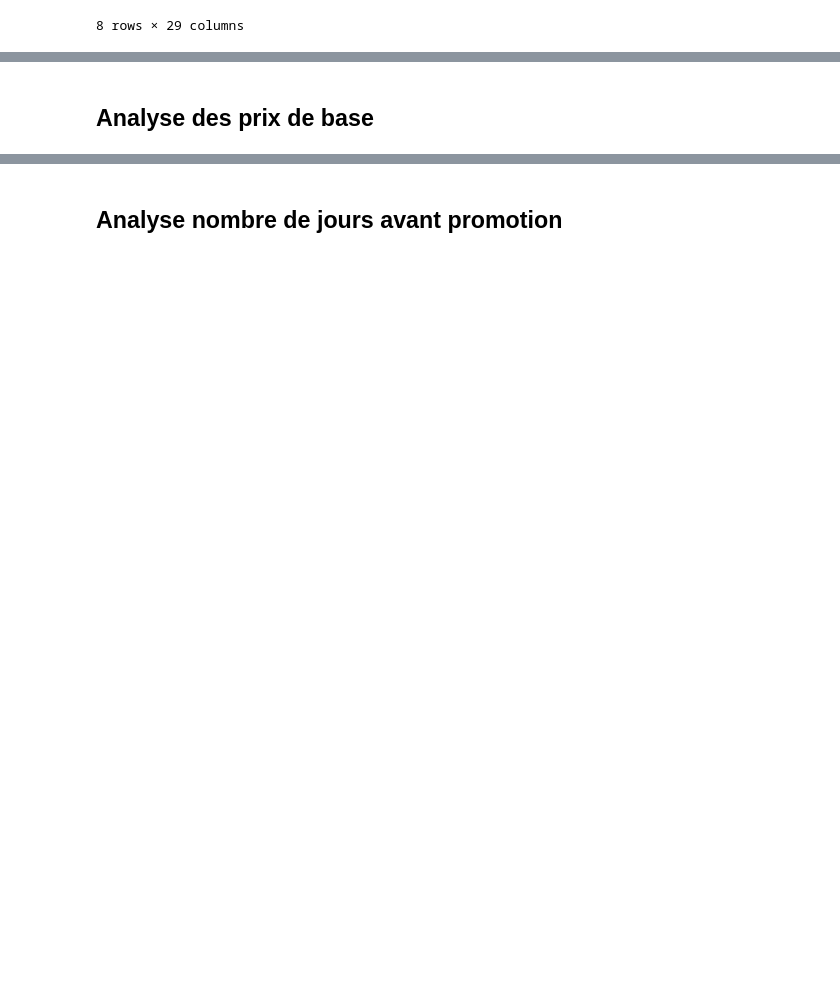
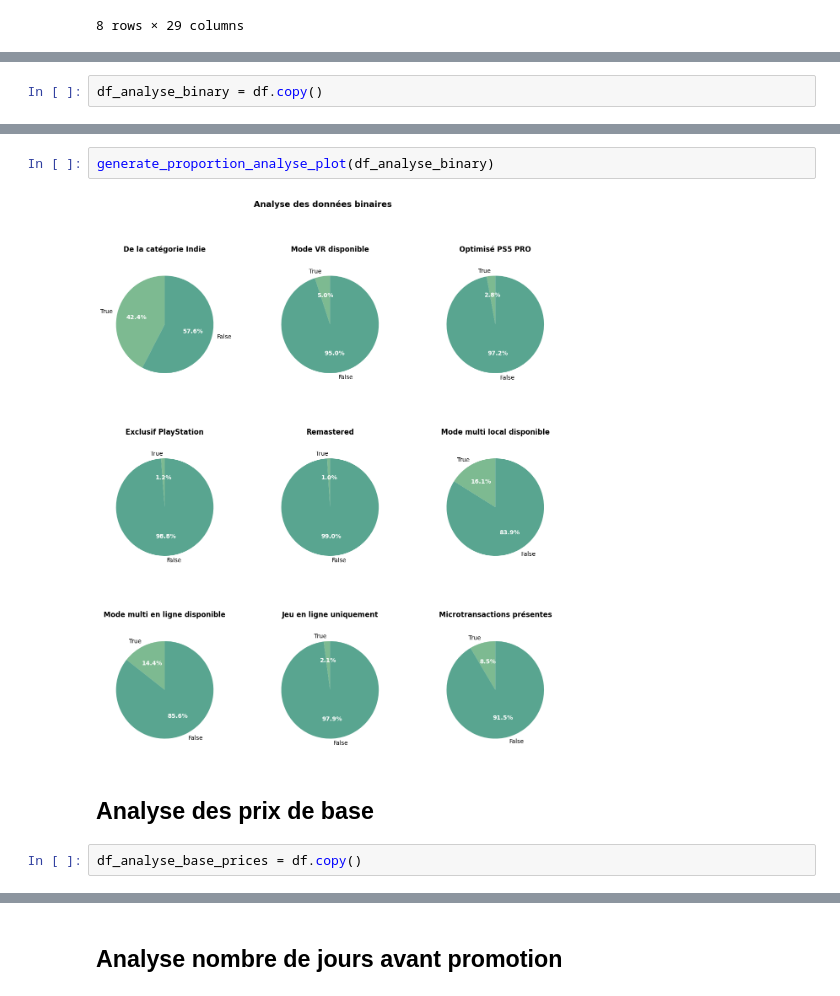
Before and after one commit to sebastien-chopin-dev/alyra-ia-psstore-machine-learning-project, a Jupyter notebook: notebooks/exploration.ipynb, the cells around one changed output, grey strips where cells are left out. Drawn from its saved outputs; the diff is of its cells as text; blank space fills up the shorter version.

```diff
--- a/notebooks/exploration.ipynb
+++ b/notebooks/exploration.ipynb
@@ -343 +550,3 @@ ANALYSE DES DATES DE SORTIE
+# %%
+df_analyse_binary = df.copy()
 # %%
@@ -474,2 +585,8 @@ generate_proportion_analyse_plot(df)
+# %%
+generate_proportion_analyse_plot(df_analyse_binary)
+# %% [output]
+[figure, added]
 # %% [markdown]
 ## Analyse des prix de base
+# %%
+df_analyse_base_prices = df.copy()
```
Also changed, not shown: parts of 87 cells of this notebook, 14 other files.
